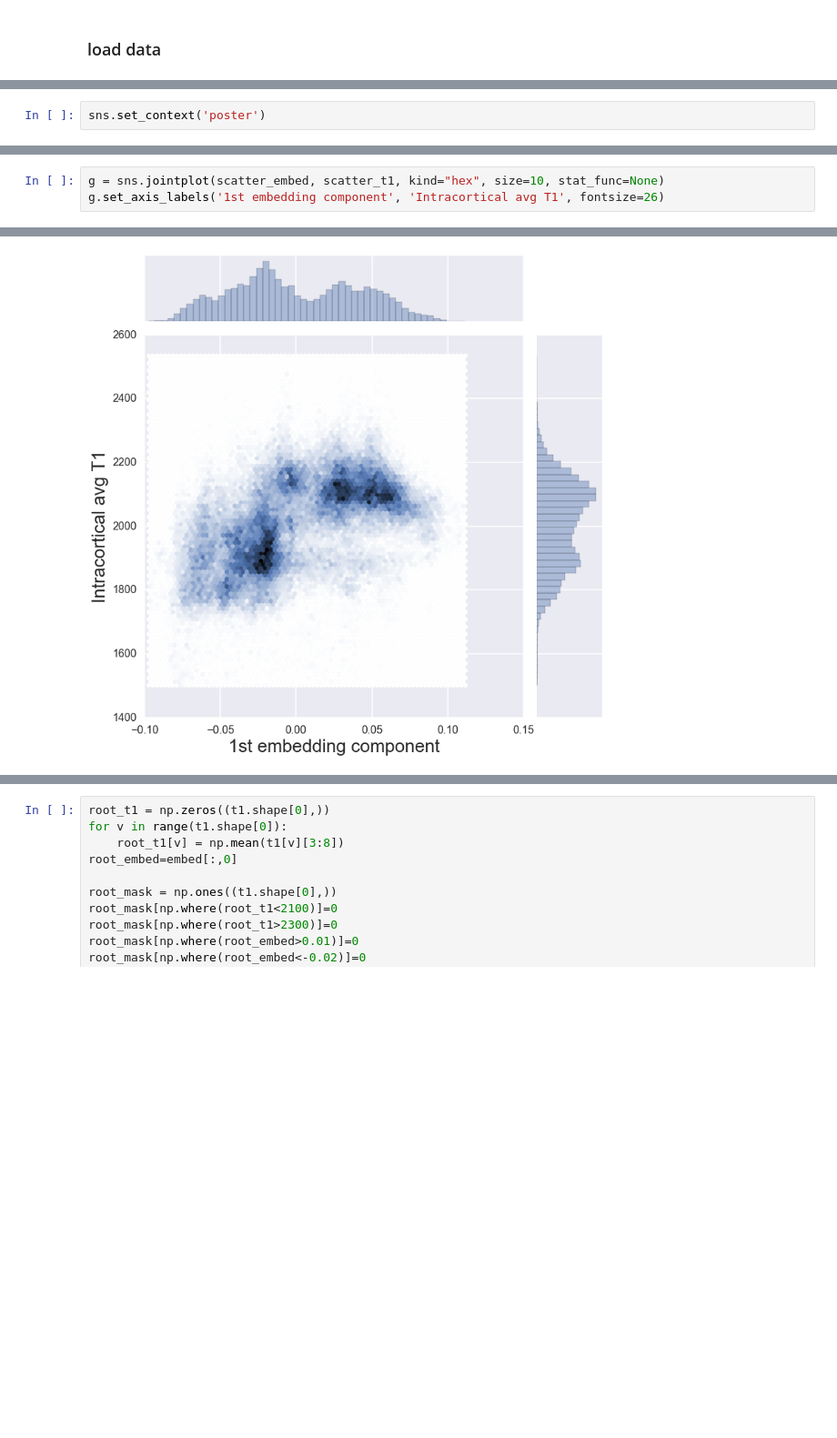
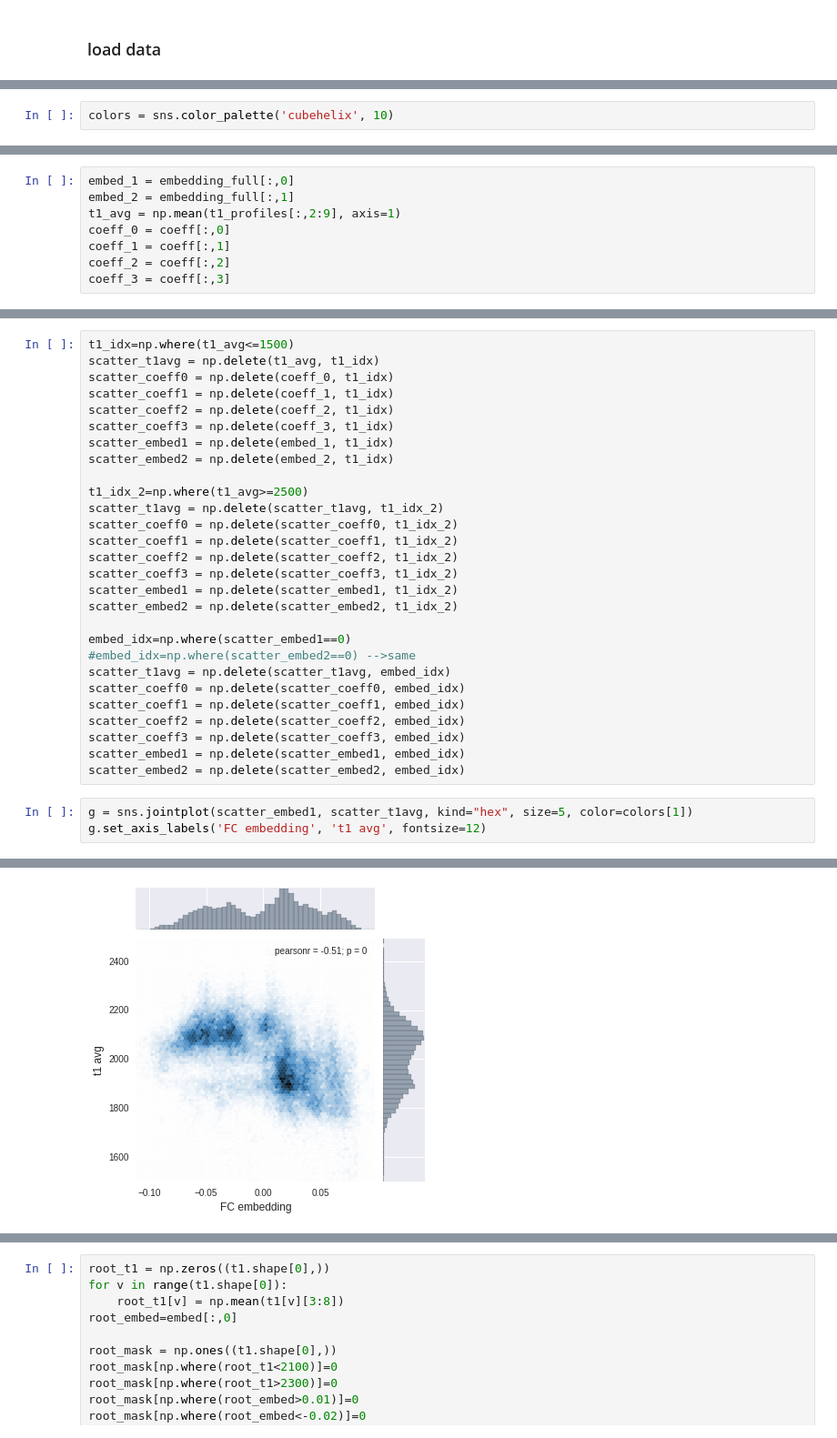
Before and after one commit to juhuntenburg/myelinconnect, a Jupyter notebook: notebooks/t1_vs_embedding.ipynb, the cells around one changed output, grey strips where cells are left out. Shown: that part at 91% size. Cells and saved outputs as stored; diff of their text form; blank space fills up the shorter version.

Commit message:
updating t1_vs_embedding

```diff
--- a/notebooks/t1_vs_embedding.ipynb
+++ b/notebooks/t1_vs_embedding.ipynb
@@ -47,2 +49,4 @@ t1_file = '/scr/ilz3/myelinconnect/all_data_on_simple_surf/t1/avg_%s_profiles.np
+# %%
+colors = sns.color_palette('cubehelix', 10)
 # %%
 v,f,d = read_vtk(mesh_file)
@@ -71,2 +55,0 @@ scatter_t1 = np.delete(scatter_t1, embed_idx)
-# %%
-sns.set_context('poster')
@@ -80,0 +71,8 @@ plt.ylabel('Intracortical avg T1 (>1500)')
+# %%
+embed_1 = embedding_full[:,0]
+embed_2 = embedding_full[:,1]
+t1_avg = np.mean(t1_profiles[:,2:9], axis=1)
+coeff_0 = coeff[:,0]
+coeff_1 = coeff[:,1]
+coeff_2 = coeff[:,2]
+coeff_3 = coeff[:,3]
@@ -81,6 +88,34 @@ plt.ylabel('Intracortical avg T1 (>1500)')
+# %%
+t1_idx=np.where(t1_avg<=1500)
+scatter_t1avg = np.delete(t1_avg, t1_idx)
+scatter_coeff0 = np.delete(coeff_0, t1_idx)
+scatter_coeff1 = np.delete(coeff_1, t1_idx)
+scatter_coeff2 = np.delete(coeff_2, t1_idx)
+scatter_coeff3 = np.delete(coeff_3, t1_idx)
+scatter_embed1 = np.delete(embed_1, t1_idx)
+scatter_embed2 = np.delete(embed_2, t1_idx)
+
+t1_idx_2=np.where(t1_avg>=2500)
+scatter_t1avg = np.delete(scatter_t1avg, t1_idx_2)
+scatter_coeff0 = np.delete(scatter_coeff0, t1_idx_2)
+scatter_coeff1 = np.delete(scatter_coeff1, t1_idx_2)
+scatter_coeff2 = np.delete(scatter_coeff2, t1_idx_2)
+scatter_coeff3 = np.delete(scatter_coeff3, t1_idx_2)
+scatter_embed1 = np.delete(scatter_embed1, t1_idx_2)
+scatter_embed2 = np.delete(scatter_embed2, t1_idx_2)
+
+embed_idx=np.where(scatter_embed1==0)
+#embed_idx=np.where(scatter_embed2==0) -->same
+scatter_t1avg = np.delete(scatter_t1avg, embed_idx)
+scatter_coeff0 = np.delete(scatter_coeff0, embed_idx)
+scatter_coeff1 = np.delete(scatter_coeff1, embed_idx)
+scatter_coeff2 = np.delete(scatter_coeff2, embed_idx)
+scatter_coeff3 = np.delete(scatter_coeff3, embed_idx)
+scatter_embed1 = np.delete(scatter_embed1, embed_idx)
+scatter_embed2 = np.delete(scatter_embed2, embed_idx)
 # %%
-g = sns.jointplot(scatter_embed, scatter_t1, kind="hex", size=10, stat_func=None)
-g.set_axis_labels('1st embedding component', 'Intracortical avg T1', fontsize=26)
+g = sns.jointplot(scatter_embed1, scatter_t1avg, kind="hex", size=5, color=colors[1])
+g.set_axis_labels('FC embedding', 't1 avg', fontsize=12)
 # %% [output]
 <seaborn.axisgrid.JointGrid at 0x...>
-[figure, old version]
+[figure, new version]
```
Also changed, not shown: parts of 17 cells of this notebook.
